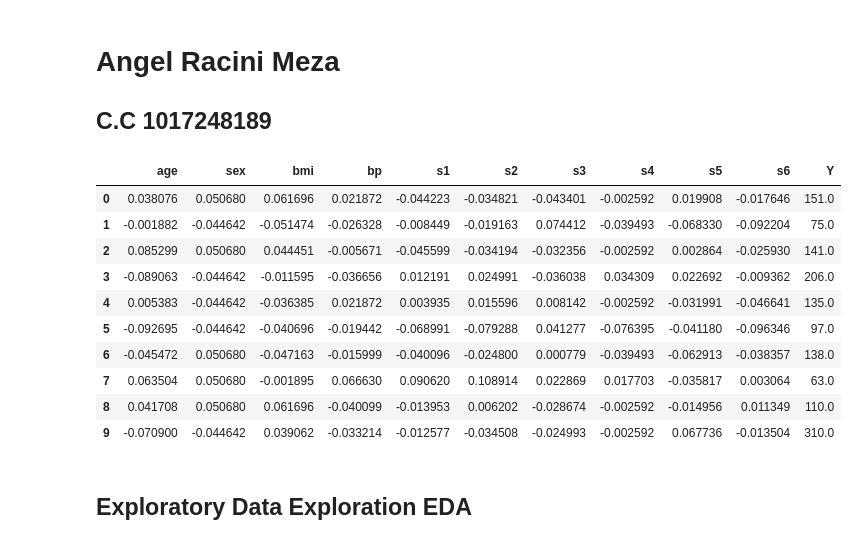
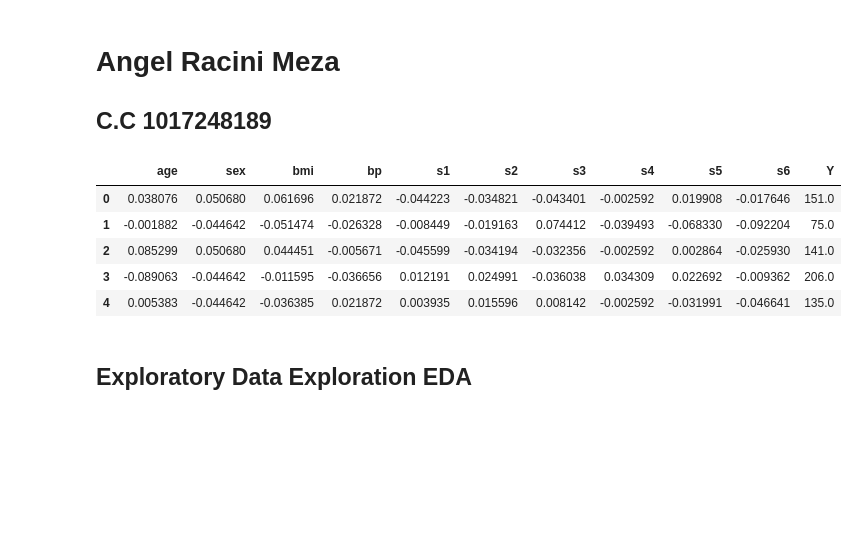
Before and after one commit to ANN-2019-2/evaluacion-arracinim, a Jupyter notebook: 02-diabetes.ipynb, the cells around one changed output. Drawn from its saved outputs; the diff is of its cells as text; code cells hidden in the pictures; blank space fills up the shorter version.

```diff
--- a/02-diabetes.ipynb
+++ b/02-diabetes.ipynb
@@ -49,20 +52,15 @@ from sklearn.neural_network import MLPRegressor
 # %%
 #Importando el dataset
 df = pd.read_csv(r"C:\Users\ANGEL\Desktop\Trabajo Redes Neuronales\evaluacion-arracinim\datos\diabetes.csv", sep=",", encoding= 'utf-8')
 #Mostrando el data set
-df.head(10)
+df.head(5)
 # %% [output]
 |  | age | sex | bmi | bp | s1 | s2 | s3 | s4 | s5 | s6 | Y |
 | 0 | 0.038076 | 0.050680 | 0.061696 | 0.021872 | -0.044223 | -0.034821 | -0.043401 | -0.002592 | 0.019908 | -0.017646 | 151.0 |
 | 1 | -0.001882 | -0.044642 | -0.051474 | -0.026328 | -0.008449 | -0.019163 | 0.074412 | -0.039493 | -0.068330 | -0.092204 | 75.0 |
 | 2 | 0.085299 | 0.050680 | 0.044451 | -0.005671 | -0.045599 | -0.034194 | -0.032356 | -0.002592 | 0.002864 | -0.025930 | 141.0 |
 | 3 | -0.089063 | -0.044642 | -0.011595 | -0.036656 | 0.012191 | 0.024991 | -0.036038 | 0.034309 | 0.022692 | -0.009362 | 206.0 |
 | 4 | 0.005383 | -0.044642 | -0.036385 | 0.021872 | 0.003935 | 0.015596 | 0.008142 | -0.002592 | -0.031991 | -0.046641 | 135.0 |
-| 5 | -0.092695 | -0.044642 | -0.040696 | -0.019442 | -0.068991 | -0.079288 | 0.041277 | -0.076395 | -0.041180 | -0.096346 | 97.0 |
-| 6 | -0.045472 | 0.050680 | -0.047163 | -0.015999 | -0.040096 | -0.024800 | 0.000779 | -0.039493 | -0.062913 | -0.038357 | 138.0 |
-| 7 | 0.063504 | 0.050680 | -0.001895 | 0.066630 | 0.090620 | 0.108914 | 0.022869 | 0.017703 | -0.035817 | 0.003064 | 63.0 |
-| 8 | 0.041708 | 0.050680 | 0.061696 | -0.040099 | -0.013953 | 0.006202 | -0.028674 | -0.002592 | -0.014956 | 0.011349 | 110.0 |
-| 9 | -0.070900 | -0.044642 | 0.039062 | -0.033214 | -0.012577 | -0.034508 | -0.024993 | -0.002592 | 0.067736 | -0.013504 | 310.0 |
 # %%
 #Cambiando el nombre a las columnas del dataset
 df.columns = ['edad', 'sexo', 'imc', 'presion', 's1', 's2', 's3', 's4', 's5', 's6', 'Y']
```
Also changed, not shown: parts of 37 cells of this notebook, 1 other file.
